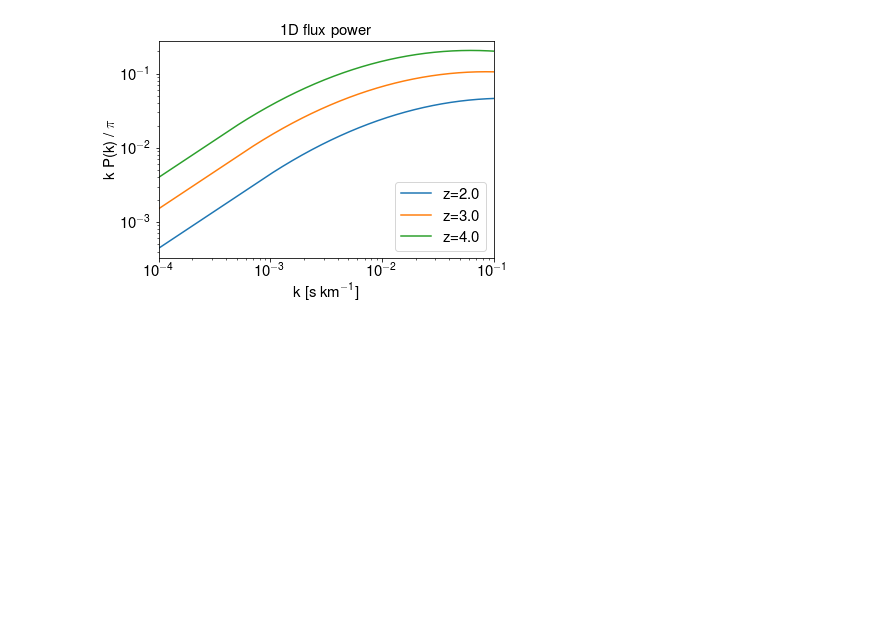
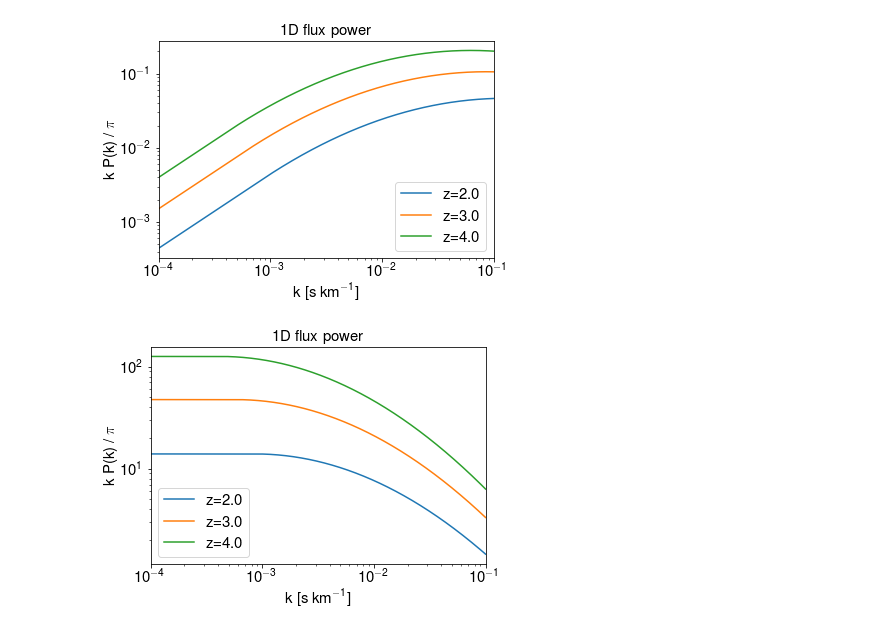
Before and after one commit to igmhub/lyaforecast, a Jupyter notebook: examples/plot_P1D.ipynb, the cells around one changed output. Cells and saved outputs as stored; diff of their text form; code cells hidden in the pictures; blank space fills up the shorter version.

```diff
--- a/examples/plot_P1D.ipynb
+++ b/examples/plot_P1D.ipynb
@@ -37,3 +38,15 @@ plt.legend(fontsize=15)
 plt.show()
 # %% [output]
 [figure]
+# %%
+plt.xlim(1e-4,0.1)
+plt.xlabel(r'k [s $\rm{km}^{-1}$]',fontsize=15)
+plt.ylabel(r'k P(k) / $\pi$',fontsize=15)
+plt.title(r'1D flux power',fontsize=15)
+plt.loglog(k,pk_z2,label=r'z=2.0')
+plt.loglog(k,pk_z3,label=r'z=3.0')
+plt.loglog(k,pk_z4,label=r'z=4.0')
+plt.legend(fontsize=15)
+plt.show()
+# %% [output]
+[figure, added]
```
Also changed, not shown: parts of 1 cell of this notebook, 5 other files.
